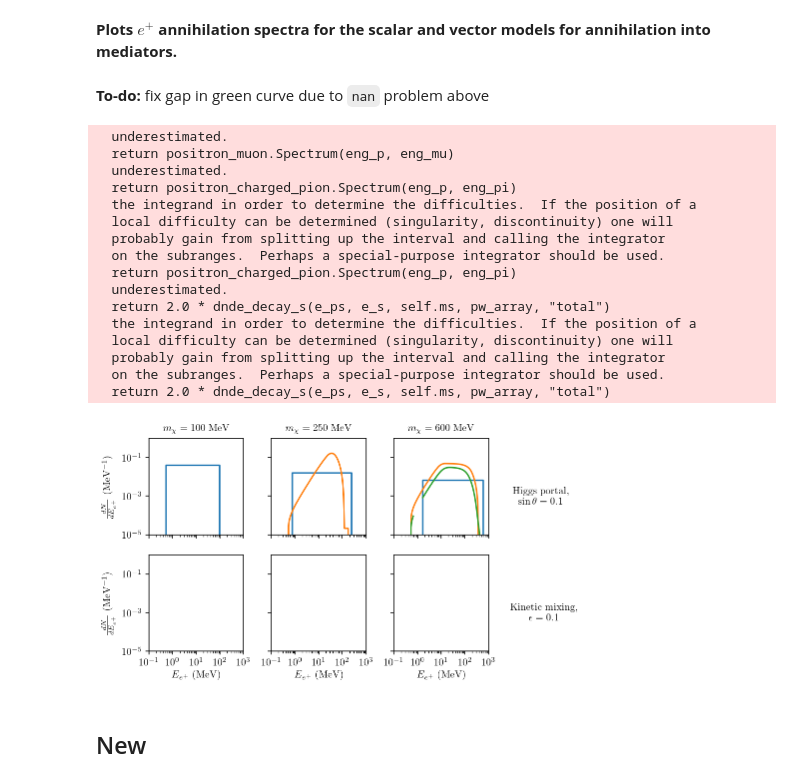
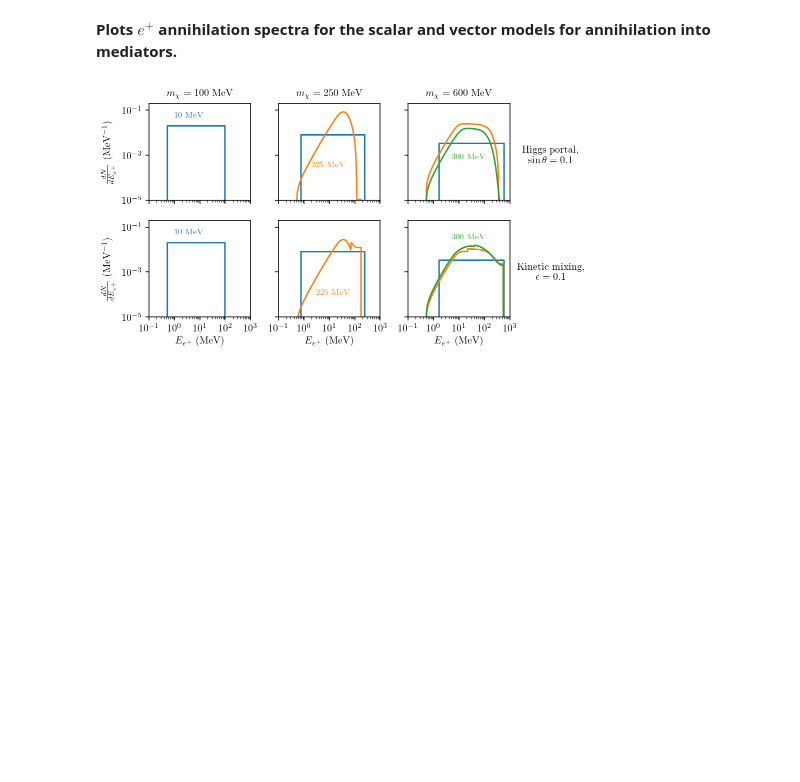
Before and after one commit to LoganAMorrison/Hazma, a Jupyter notebook: tutorials/positron_spectra_ann_to_med.ipynb, the cells around one changed output. Cells and saved outputs as stored; diff of their text form; code cells hidden in the pictures; blank space fills up the shorter version.

Commit message:
e+ spectrum plot for annihilation to mediators

```diff
--- a/tutorials/positron_spectra_ann_to_med.ipynb
+++ b/tutorials/positron_spectra_ann_to_med.ipynb
@@ -28,14 +10,14 @@ print(hp.dnde_pos_ss(np.array([1.0]), 1000.0, fs="pi pi"))
 **Plots $e^+$ annihilation spectra for the scalar and vector models for annihilation into mediators.**
 # %%
 # Dark matter masses
-mxs = np.array([100., 250., 600.])
+mxs = np.array([100.0, 250.0, 600.0])
 # Mediator masses
-mMs = np.array([10., 225., 300.])
+mMs = np.array([10.0, 225.0, 300.0])
 # List of models. The top row of the plot will contain the Higgs portal model
 # spectra, the bottom the heavy quark model spectra.
 models = [
-    HiggsPortal(1., 1., gsxx=1.0, stheta=1e-1),
-    KineticMixing(1., 1., gvxx=1.0, eps=0.1),
+    HiggsPortal(1.0, 1.0, gsxx=1.0, stheta=1e-1),
+    KineticMixing(1.0, 1.0, gvxx=1.0, eps=0.1),
 ]
 
 # Approximate Milky Way velocity dispersion, used to compute the DM
@@ -49,11 +31,17 @@ e_ps = np.geomspace(e_p_min, e_p_max, 250)
 # Plot dimensions
 n_subplot_rows, n_subplot_cols = len(models), len(mxs)
 
+# Labels for mediator masses
+mM_labels = np.array(
+    [
+        [{10: (1e0, 5e-2)}, {225: (2e0, 3e-4)}, {300: (5e0, 7e-4)}],
+        [{10: (1e0, 5e-2)}, {225: (3e0, 1e-4)}, {300: (5e0, 3e-2)}],
+    ]
+)
+
 # Color map for mediator masses
 def cmap(mM):
     return colors[np.where(mMs == mM)[0][0]]
-# %% [markdown]
-**To-do:** fix gap in green curve due to `nan` problem above
 # %%
 fig, axes = plt.subplots(
     n_subplot_rows,
@@ -84,61 +72,41 @@ for row in range(n_subplot_rows):  # loop over type of model
                     fs = "v v"
 
                 # Compute e+ spectrum for annihilation to mediators
-                ax.loglog(e_ps, model.positron_spectra(e_ps, e_cm)[fs],
-                          color=cmap(mM))
+                ax.loglog(e_ps, model.positron_spectra(e_ps, e_cm)[fs], color=cmap(mM))
 
         # Formatting: label mediator masses
-#         for mM, (x, y) in mM_labels[row, col].items():
-#             ax.text(x, y, r"%i MeV" % mM, fontsize=8, color=cmap(mM))
-    break
+        for mM, (x, y) in mM_labels[row, col].items():
+            ax.text(x, y, r"%i MeV" % mM, fontsize=8, color=cmap(mM))
 
 # Formatting
 for row in range(n_subplot_rows):
     axes[row, 0].set_ylabel(r"$\frac{dN}{dE_{e^+}}$ (MeV$^{-1}$)")
-    axes[row, 0].set_ylim(1e-5, 1e0)
+    axes[row, 0].set_ylim(1e-5, 2e-1)
 
 for col in range(n_subplot_cols):
     axes[0, col].set_title(r"$m_\chi = %i$ MeV" % mxs[col], fontsize=10)
     axes[-1, col].set_xlabel(r"$E_{e^+}$ (MeV)")
     axes[-1, col].set_xlim(e_p_min, e_p_max)
 
 axes[0, -1].text(
-    1.6e5,
+    4e4,
     1e-3,
     "Higgs portal,\n" + r"$\sin\theta = 0.1$",
     ha="center",
     va="center",
     fontsize=10,
 )
 axes[1, -1].text(
-    2.1e5,
+    4e4,
     1e-3,
     "Kinetic mixing,\n" + r"$\epsilon = 0.1$",
     ha="center",
     va="center",
     fontsize=10,
 )
 
 fig.tight_layout()
-# fig.savefig("figures/positron_spectra_ann_to_med.pdf", bbox_inches="tight")
+fig.savefig("figures/positron_spectra_ann_to_med.pdf", bbox_inches="tight")
 plt.show()
 # %% [output]
-  underestimated.
-  return positron_muon.Spectrum(eng_p, eng_mu)
-  underestimated.
-  return positron_charged_pion.Spectrum(eng_p, eng_pi)
-  the integrand in order to determine the difficulties.  If the position of a
-  local difficulty can be determined (singularity, discontinuity) one will
-  probably gain from splitting up the interval and calling the integrator
-  on the subranges.  Perhaps a special-purpose integrator should be used.
-  return positron_charged_pion.Spectrum(eng_p, eng_pi)
-  underestimated.
-  return 2.0 * dnde_decay_s(e_ps, e_s, self.ms, pw_array, "total")
-  the integrand in order to determine the difficulties.  If the position of a
-  local difficulty can be determined (singularity, discontinuity) one will
-  probably gain from splitting up the interval and calling the integrator
-  on the subranges.  Perhaps a special-purpose integrator should be used.
-  return 2.0 * dnde_decay_s(e_ps, e_s, self.ms, pw_array, "total")
-[figure, old version]
+[figure, new version]
-# %% [markdown]
-## New
```
Also changed, not shown: parts of 5 cells of this notebook, 1 other file.
